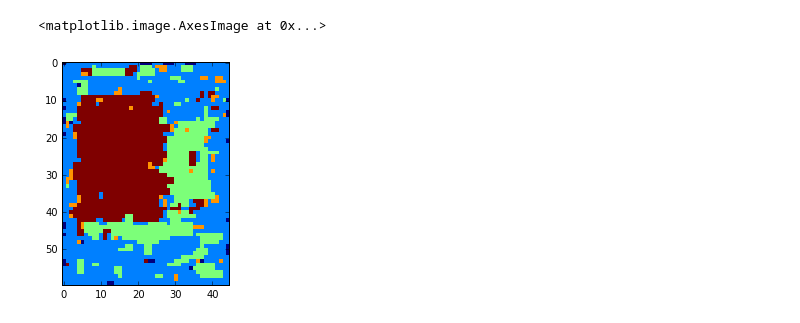
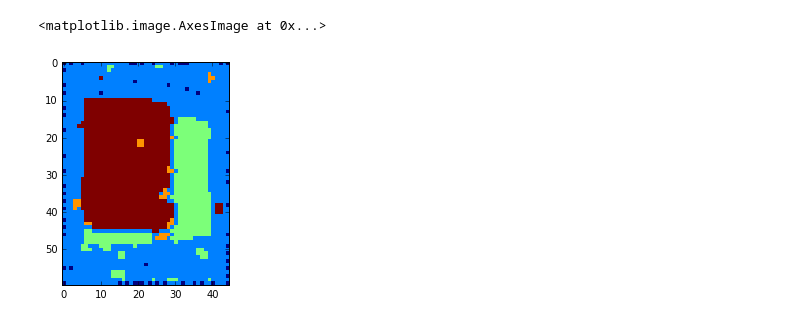
Before and after one commit to fmcc/mss_layout_analysis, a Jupyter notebook: Untitled3.ipynb, the cells around one changed output. Cells and saved outputs as stored; diff of their text form; code cells hidden in the pictures.

```diff
--- a/Untitled3.ipynb
+++ b/Untitled3.ipynb
@@ -14,12 +16,13 @@ import pystruct.learners as ssvm
 crf = GridCRF(neighborhood=4)
 clf = ssvm.OneSlackSSVM(model=crf,n_jobs=-1, show_loss_every=1)
 # %%
-data_dir = "/home/finlay/HMT/data/VenetusA/block_samples/"
-all_file_paths = listpaths(data_dir)
-data_paths = sorted(list(filter(lambda x: '_data.npy' in x, all_file_paths)))
-label_paths = sorted(list(filter(lambda x: '_label.npy' in x, all_file_paths)))
+data_dir = "/home/finlay/HMT/data/VenetusA/block_samples/LDA_block_samples/"
+label_dir = "/home/finlay/HMT/data/VenetusA/block_samples/block_labels/"
 
-train_X = np.asarray([np.load(p) for p in data_paths[:10]])
-train_Y = np.asarray([np.load(p) for p in label_paths[:10]]) / 10
+data_paths = sorted(listpaths(data_dir))
+label_paths = sorted(listpaths(label_dir))
+
+train_X = np.asarray([np.load(p) for p in data_paths[:50]])
+train_Y = np.asarray([np.load(p) for p in label_paths[:50]]) / 10
 train_Y = train_Y.astype('int')
 # %%
@@ -34,3 +43,3 @@ OneSlackSSVM(C=1.0, break_on_bad=False, cache_tol='auto',
 # %%
-test_X = np.asarray([np.load(p) for p in data_paths[10:]])
+test_X = np.asarray([np.load(p) for p in data_paths[50:]])
 Y_pred = np.array(clf.predict(test_X))
@@ -43,5 +49,5 @@ NameError: name 'test_X' is not defined
 # %%
-plt.imshow(Y_pred[90], interpolation='nearest')
+plt.imshow(Y_pred[80]*10, interpolation='nearest')
 # %% [output]
 <matplotlib.image.AxesImage at 0x...>
-[figure, old version]
+[figure, new version]
```
Also changed, not shown: parts of 11 cells of this notebook, 4 other files.
